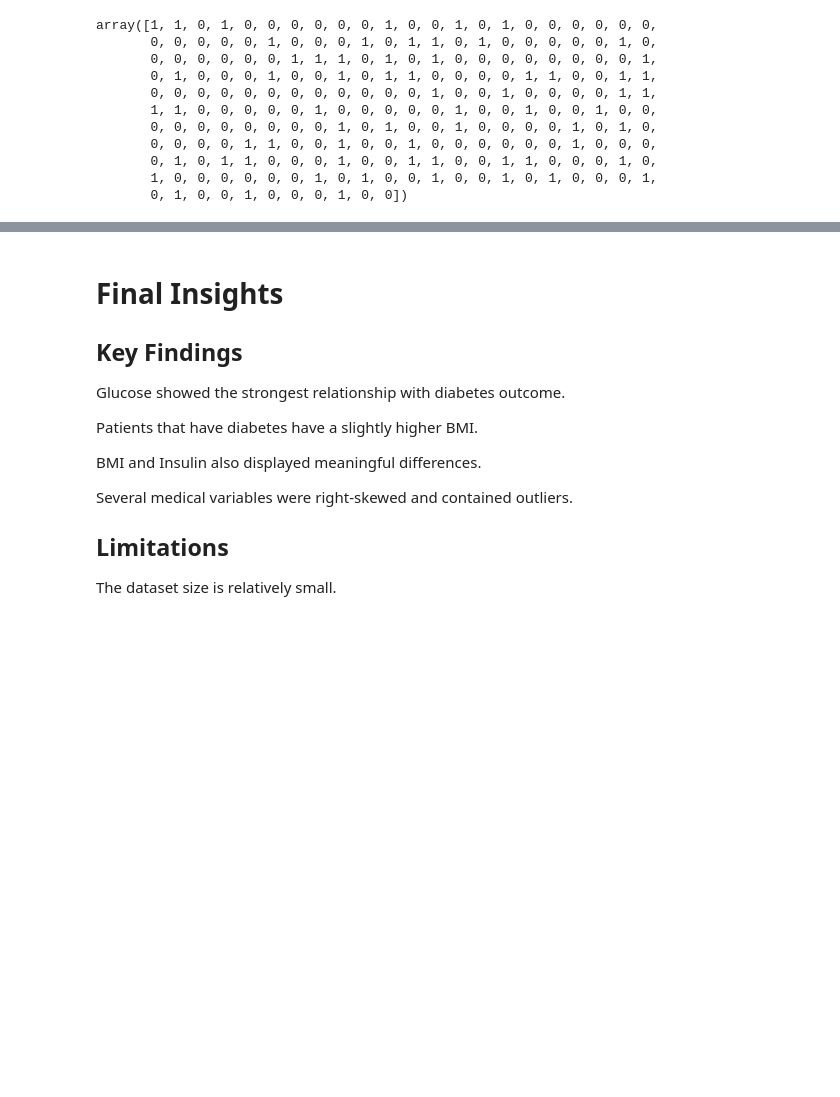
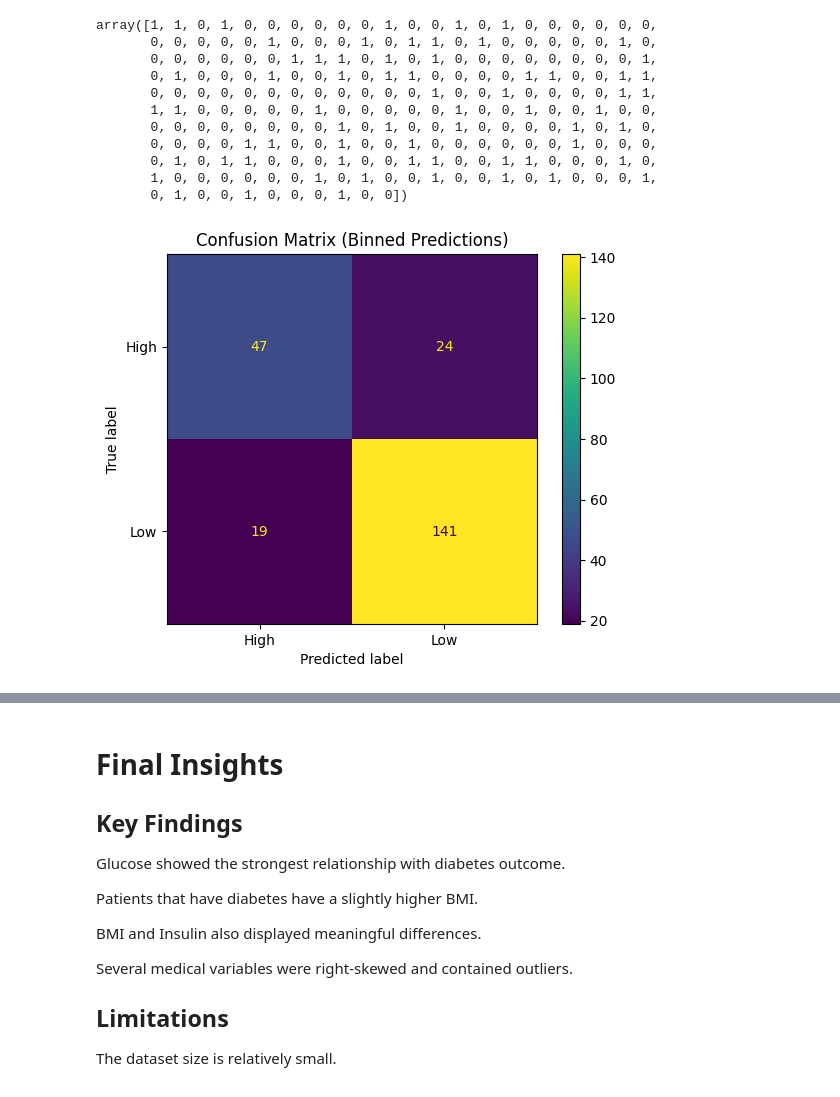
Before and after one commit to mariacristina13/Diabetes_EDA, a Jupyter notebook: EDA_Diabetes_DataSet.ipynb, the cells around one changed output, grey strips where cells are left out. Cells and saved outputs as stored; diff of their text form; code cells hidden in the pictures; blank space fills up the shorter version.

Commit message:
Improve the model.

```diff
--- a/EDA_Diabetes_DataSet.ipynb
+++ b/EDA_Diabetes_DataSet.ipynb
@@ -288,7 +288,9 @@ Pipeline(steps=[('standardscaler', StandardScaler()),
                 ('logisticregression', LogisticRegression())])
 # %%
 # Fit the data into the pipeline.
-pipe.fit(x_train, y_train.values.ravel())
+smote = SMOTE(sampling_strategy=0.7, random_state=42)
+X_resampled, y_resampled = smote.fit_resample(x_train, y_train)
+pipe.fit(X_resampled, y_resampled)
 # %% [output]
 Pipeline(steps=[('standardscaler', StandardScaler()),
                 ('logisticregression', LogisticRegression())])
@@ -327,3 +329,16 @@ array([1, 1, 0, 1, 0, 0, 0, 0, 0, 0, 1, 0, 0, 1, 0, 1, 0, 0, 0, 0, 0, 0,
        0, 1, 0, 1, 1, 0, 0, 0, 1, 0, 0, 1, 1, 0, 0, 1, 1, 0, 0, 0, 1, 0,
        1, 0, 0, 0, 0, 0, 0, 1, 0, 1, 0, 0, 1, 0, 0, 1, 0, 1, 0, 0, 0, 1,
        0, 1, 0, 0, 1, 0, 0, 0, 1, 0, 0])
+# %%
+#Bin the values into 3 categories (Low, Mid, High) based on the range of values in y_test and y_pred.
+bins = 3
+bin_edges = np.linspace(min(y_test.min(), y_pred.min()), max(y_test.max(), y_pred.max()), bins + 1)
+y_test_binned = pd.cut(y_test, bins=bin_edges, labels=['Low', 'Mid', 'High'], include_lowest=True)
+y_pred_binned = pd.cut(y_pred, bins=bin_edges, labels=['Low', 'Mid', 'High'], include_lowest=True)
+
+# Create a confusion matrix to evaluate the performance of the model using the binned predictions.
+ConfusionMatrixDisplay.from_predictions(y_test_binned, y_pred_binned)
+plt.title("Confusion Matrix (Binned Predictions)")
+plt.show()
+# %% [output]
+[figure, added]
```
Also changed, not shown: parts of 1 cell of this notebook.
